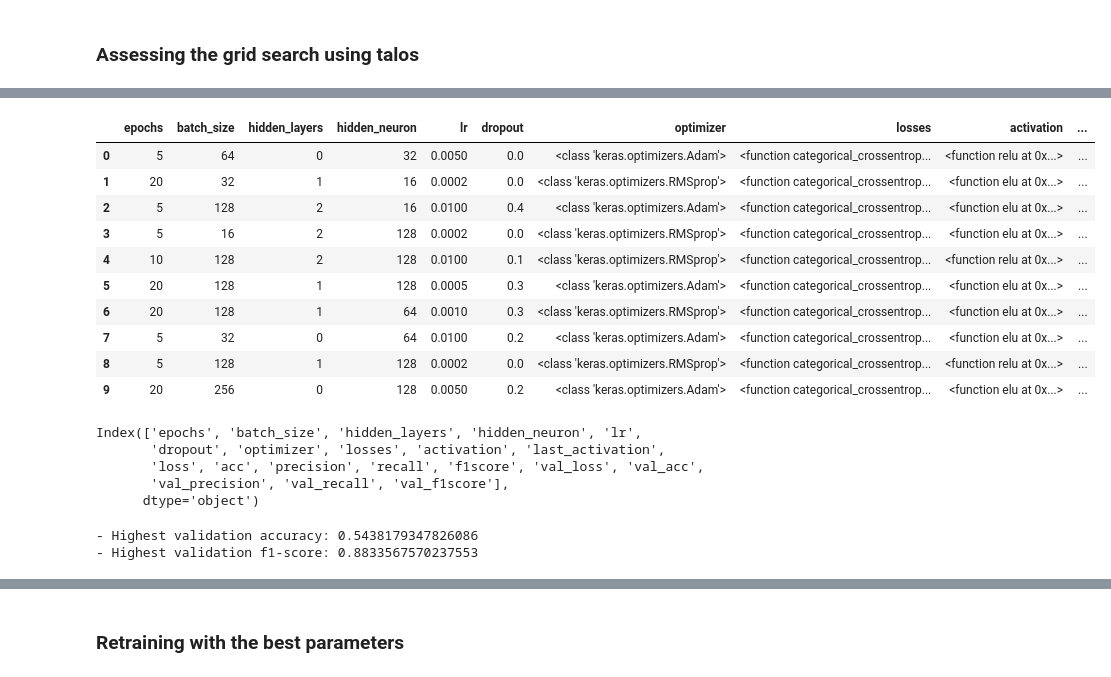
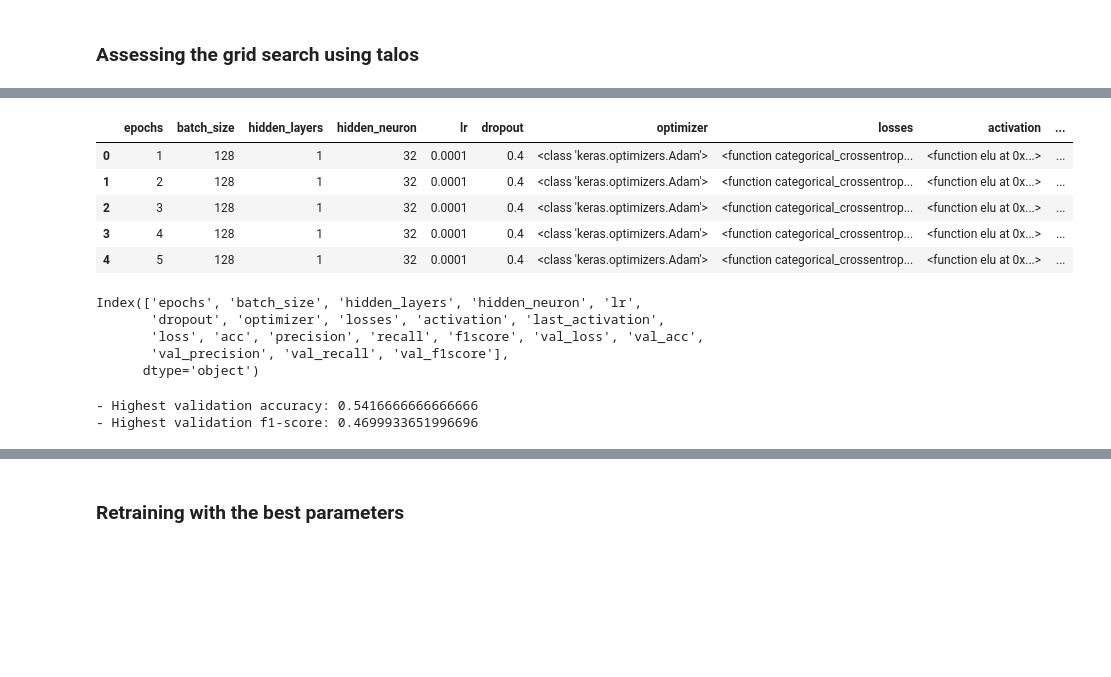
Before and after one commit to ooominds/Deep_text_modelling, a Jupyter notebook: illustrative_examples/tenses/tenses.ipynb, the cells around one changed output, grey strips where cells are left out. Saved outputs shown, nothing was run; the diff lists cells and outputs as text; code cells hidden in the pictures; blank space fills up the shorter version.

```diff
--- a/illustrative_examples/tenses/tenses.ipynb
+++ b/illustrative_examples/tenses/tenses.ipynb
@@ -275,18 +269,13 @@ r.rounds()
 # %%
 # Display the dataframe containing the tuning results
-r.data
+r.data.head()
 # %% [output]
 |  | epochs | batch_size | hidden_layers | hidden_neuron | lr | dropout | optimizer | losses | activation | ... |
-| 0 | 5 | 64 | 0 | 32 | 0.0050 | 0.0 | <class 'keras.optimizers.Adam'> | <function categorical_crossentrop... | <function relu at 0x...> | ... |
-| 1 | 20 | 32 | 1 | 16 | 0.0002 | 0.0 | <class 'keras.optimizers.RMSprop'> | <function categorical_crossentrop... | <function elu at 0x...> | ... |
-| 2 | 5 | 128 | 2 | 16 | 0.0100 | 0.4 | <class 'keras.optimizers.Adam'> | <function categorical_crossentrop... | <function elu at 0x...> | ... |
-| 3 | 5 | 16 | 2 | 128 | 0.0002 | 0.0 | <class 'keras.optimizers.RMSprop'> | <function categorical_crossentrop... | <function elu at 0x...> | ... |
-| 4 | 10 | 128 | 2 | 128 | 0.0100 | 0.1 | <class 'keras.optimizers.RMSprop'> | <function categorical_crossentrop... | <function relu at 0x...> | ... |
-| 5 | 20 | 128 | 1 | 128 | 0.0005 | 0.3 | <class 'keras.optimizers.Adam'> | <function categorical_crossentrop... | <function elu at 0x...> | ... |
-| 6 | 20 | 128 | 1 | 64 | 0.0010 | 0.3 | <class 'keras.optimizers.RMSprop'> | <function categorical_crossentrop... | <function elu at 0x...> | ... |
-| 7 | 5 | 32 | 0 | 64 | 0.0100 | 0.2 | <class 'keras.optimizers.Adam'> | <function categorical_crossentrop... | <function elu at 0x...> | ... |
-| 8 | 5 | 128 | 1 | 128 | 0.0002 | 0.0 | <class 'keras.optimizers.RMSprop'> | <function categorical_crossentrop... | <function relu at 0x...> | ... |
-| 9 | 20 | 256 | 0 | 128 | 0.0050 | 0.2 | <class 'keras.optimizers.Adam'> | <function categorical_crossentrop... | <function elu at 0x...> | ... |
+| 0 | 1 | 128 | 1 | 32 | 0.0001 | 0.4 | <class 'keras.optimizers.Adam'> | <function categorical_crossentrop... | <function elu at 0x...> | ... |
+| 1 | 2 | 128 | 1 | 32 | 0.0001 | 0.4 | <class 'keras.optimizers.Adam'> | <function categorical_crossentrop... | <function elu at 0x...> | ... |
+| 2 | 3 | 128 | 1 | 32 | 0.0001 | 0.4 | <class 'keras.optimizers.Adam'> | <function categorical_crossentrop... | <function elu at 0x...> | ... |
+| 3 | 4 | 128 | 1 | 32 | 0.0001 | 0.4 | <class 'keras.optimizers.Adam'> | <function categorical_crossentrop... | <function elu at 0x...> | ... |
+| 4 | 5 | 128 | 1 | 32 | 0.0001 | 0.4 | <class 'keras.optimizers.Adam'> | <function categorical_crossentrop... | <function elu at 0x...> | ... |
 # %%
 r.data.columns
 # %% [output]
@@ -298,8 +287,8 @@ Index(['epochs', 'batch_size', 'hidden_layers', 'hidden_neuron', 'lr',
 # %%
 # get the highest result for any metric
 print(f"- Highest validation accuracy: {r.high('val_acc')}")
-print(f"- Highest validation f1-score: {r.high('f1score')}")
+print(f"- Highest validation f1-score: {r.high('val_f1score')}")
 # %% [output]
-- Highest validation accuracy: 0.5438179347826086
-- Highest validation f1-score: 0.8833567570237553
+- Highest validation accuracy: 0.5416666666666666
+- Highest validation f1-score: 0.4699933651996696
 # %%
```
Also changed, not shown: parts of 45 cells of this notebook, 27 other files.
